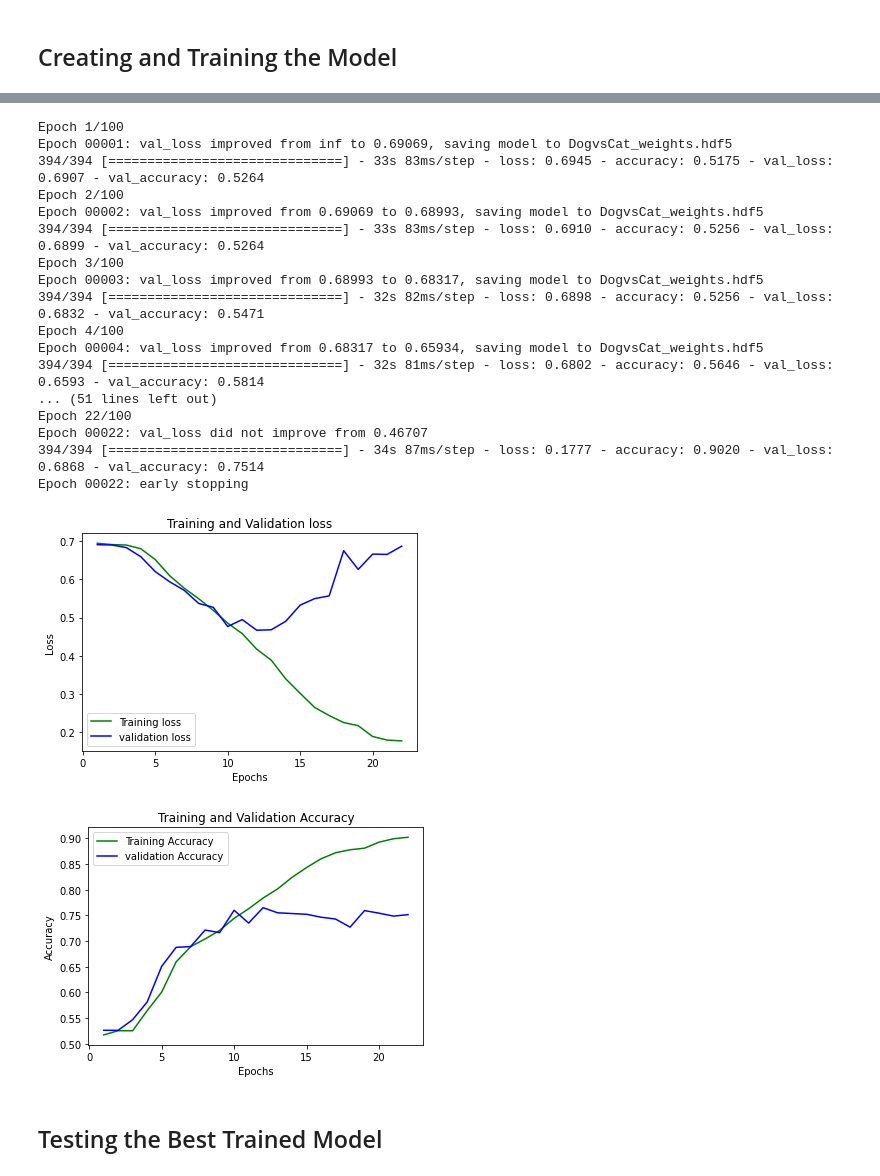
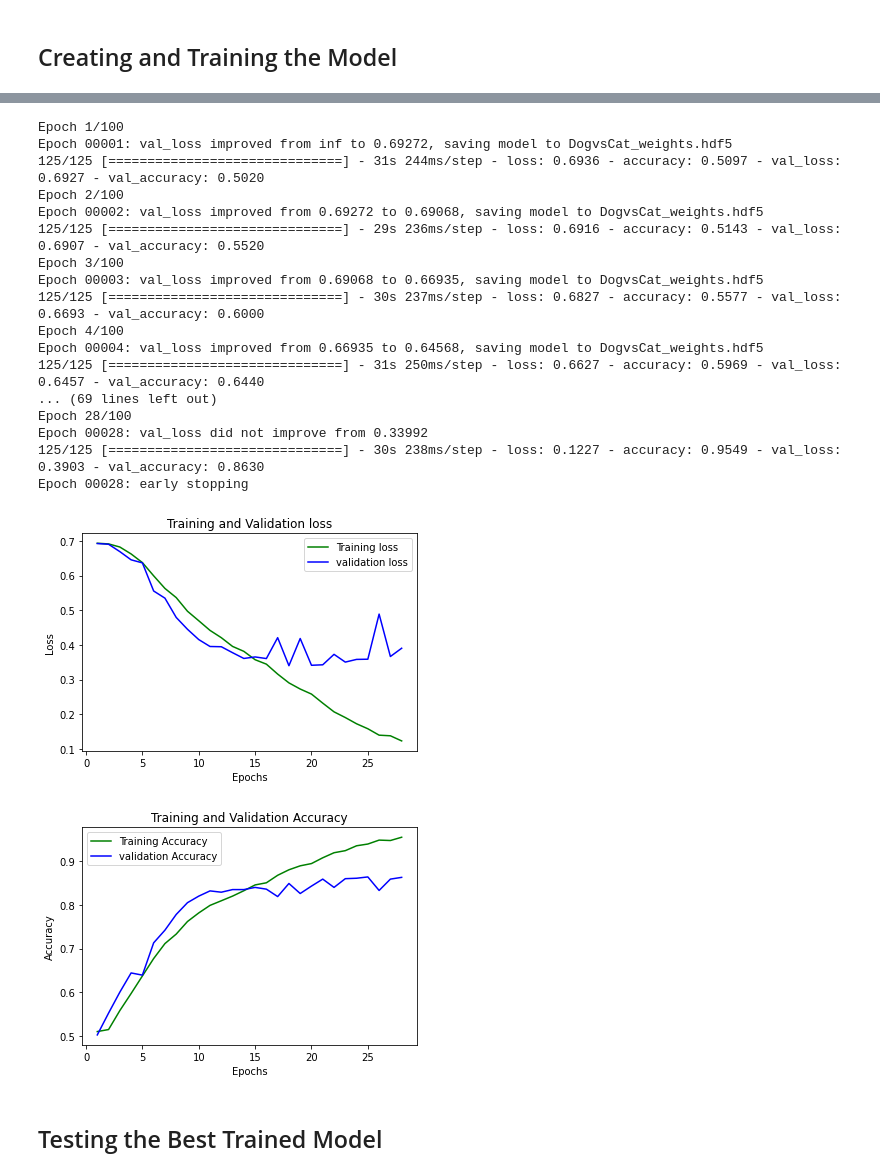
Before and after one commit to kanakmi/dogvscat, a Jupyter notebook: Notebook/Dogs vs Cats.ipynb, the cells around one changed output, grey strips where cells are left out. Cells and saved outputs as stored; diff of their text form; code cells hidden in the pictures.

Commit message:
Updated model with better Accuracy

```diff
--- a/Notebook/Dogs vs Cats.ipynb
+++ b/Notebook/Dogs vs Cats.ipynb
@@ -183,16 +213,20 @@ model = keras.Sequential([
     keras.layers.Dropout(0.2), # for regularization
 
     keras.layers.Conv2D(filters=384, kernel_size=(4,4), activation='relu'),
+    keras.layers.MaxPooling2D((3,3)),
+    keras.layers.Dropout(0.4),
+
+    keras.layers.Conv2D(filters=384, kernel_size=(5,5), activation='relu'),
     keras.layers.MaxPooling2D((2,2)),
-    keras.layers.Dropout(0.2),
-
-    keras.layers.Conv2D(filters=384, kernel_size=(4,4), activation='relu'),
-    keras.layers.MaxPooling2D((2,2)),
+    keras.layers.Dropout(0.3),
 
     keras.layers.Flatten(), # flattening for feeding into ANN
+    keras.layers.Dense(384, activation='relu'),
+    keras.layers.Dropout(0.4),
+    keras.layers.Dense(192, activation='relu'),
+    keras.layers.Dropout(0.3),
     keras.layers.Dense(96, activation='relu'),
-    keras.layers.Dense(192, activation='relu'),
-    keras.layers.Dense(24, activation='relu'),
+    keras.layers.Dense(48, activation='relu'),
     keras.layers.Dense(2, activation='softmax')
 ])
 # %%
@@ -216,8 +250,10 @@ Trainable params: 4,062,218
 Non-trainable params: 0
 _________________________________________________________________
+# %%
+opt=keras.optimizers.Adam(learning_rate=0.000065)
 # %%
 # compile the model
-model.compile(loss = 'sparse_categorical_crossentropy', optimizer='adam', metrics= ["accuracy"])
+model.compile(loss = 'sparse_categorical_crossentropy', optimizer=opt, metrics= ["accuracy"])
 # %%
 # using early stopping to exit training if validation loss is not decreasing even after certain epochs (patience)
 earlystopping = keras.callbacks.EarlyStopping(monitor = 'val_loss', mode = 'min', verbose = 1, patience = 10)
@@ -225,25 +261,25 @@ earlystopping = keras.callbacks.EarlyStopping(monitor = 'val_loss', mode = 'min'
 # save the best model with lower validation loss
 checkpointer = keras.callbacks.ModelCheckpoint(filepath = "DogvsCat_weights.hdf5", verbose = 1, save_best_only=True)
 # %%
-history = model.fit(X_train, y_train, epochs=100, validation_data=(X_val, y_val), callbacks=[checkpointer, earlystopping])
+history = model.fit(X, y, epochs=100, batch_size=128, validation_data=(X_val, y_val), callbacks=[checkpointer, earlystopping])
 # %% [output]
 Epoch 1/100
-Epoch 00001: val_loss improved from inf to 0.69069, saving model to DogvsCat_weights.hdf5
-394/394 [==============================] - 33s 83ms/step - loss: 0.6945 - accuracy: 0.5175 - val_loss: 0.6907 - val_accuracy: 0.5264
+Epoch 00001: val_loss improved from inf to 0.69272, saving model to DogvsCat_weights.hdf5
+125/125 [==============================] - 31s 244ms/step - loss: 0.6936 - accuracy: 0.5097 - val_loss: 0.6927 - val_accuracy: 0.5020
 Epoch 2/100
-Epoch 00002: val_loss improved from 0.69069 to 0.68993, saving model to DogvsCat_weights.hdf5
-394/394 [==============================] - 33s 83ms/step - loss: 0.6910 - accuracy: 0.5256 - val_loss: 0.6899 - val_accuracy: 0.5264
+Epoch 00002: val_loss improved from 0.69272 to 0.69068, saving model to DogvsCat_weights.hdf5
+125/125 [==============================] - 29s 236ms/step - loss: 0.6916 - accuracy: 0.5143 - val_loss: 0.6907 - val_accuracy: 0.5520
 Epoch 3/100
-Epoch 00003: val_loss improved from 0.68993 to 0.68317, saving model to DogvsCat_weights.hdf5
-394/394 [==============================] - 32s 82ms/step - loss: 0.6898 - accuracy: 0.5256 - val_loss: 0.6832 - val_accuracy: 0.5471
+Epoch 00003: val_loss improved from 0.69068 to 0.66935, saving model to DogvsCat_weights.hdf5
+125/125 [==============================] - 30s 237ms/step - loss: 0.6827 - accuracy: 0.5577 - val_loss: 0.6693 - val_accuracy: 0.6000
 Epoch 4/100
-Epoch 00004: val_loss improved from 0.68317 to 0.65934, saving model to DogvsCat_weights.hdf5
-394/394 [==============================] - 32s 81ms/step - loss: 0.6802 - accuracy: 0.5646 - val_loss: 0.6593 - val_accuracy: 0.5814
-... (51 lines left out)
-Epoch 22/100
-Epoch 00022: val_loss did not improve from 0.46707
-394/394 [==============================] - 34s 87ms/step - loss: 0.1777 - accuracy: 0.9020 - val_loss: 0.6868 - val_accuracy: 0.7514
-Epoch 00022: early stopping
+Epoch 00004: val_loss improved from 0.66935 to 0.64568, saving model to DogvsCat_weights.hdf5
+125/125 [==============================] - 31s 250ms/step - loss: 0.6627 - accuracy: 0.5969 - val_loss: 0.6457 - val_accuracy: 0.6440
+... (69 lines left out)
+Epoch 28/100
+Epoch 00028: val_loss did not improve from 0.33992
+125/125 [==============================] - 30s 238ms/step - loss: 0.1227 - accuracy: 0.9549 - val_loss: 0.3903 - val_accuracy: 0.8630
+Epoch 00028: early stopping
 # %%
 # saving the model architecture to json file for future use
 
@@ -253,7 +289,7 @@ with open("DogvsCat-model.json","w") as json_file:
 # %%
 loss_train = history.history['loss']
 loss_val = history.history['val_loss']
-epochs = range(1,23)
+epochs = range(1,29)
 plt.plot(epochs, loss_train, 'g', label='Training loss')
 plt.plot(epochs, loss_val, 'b', label='validation loss')
 plt.title('Training and Validation loss')
@@ -262,20 +298,20 @@ plt.ylabel('Loss')
 plt.legend()
 plt.show()
 # %% [output]
-[figure, old version]
+[figure, new version]
 # %%
 accuracy_train = history.history['accuracy']
 accuracy_val = history.history['val_accuracy']
-epochs = range(1,23)
+epochs = range(1,29)
 plt.plot(epochs, accuracy_train, 'g', label='Training Accuracy')
 plt.plot(epochs, accuracy_val, 'b', label='validation Accuracy')
 plt.title('Training and Validation Accuracy')
 plt.xlabel('Epochs')
 plt.ylabel('Accuracy')
 plt.legend()
 plt.show()
 # %% [output]
-[figure, old version]
+[figure, new version]
 # %% [markdown]
 ## Testing the Best Trained Model
 # %%
```
Also changed, not shown: parts of 19 cells of this notebook, 6 other files.
